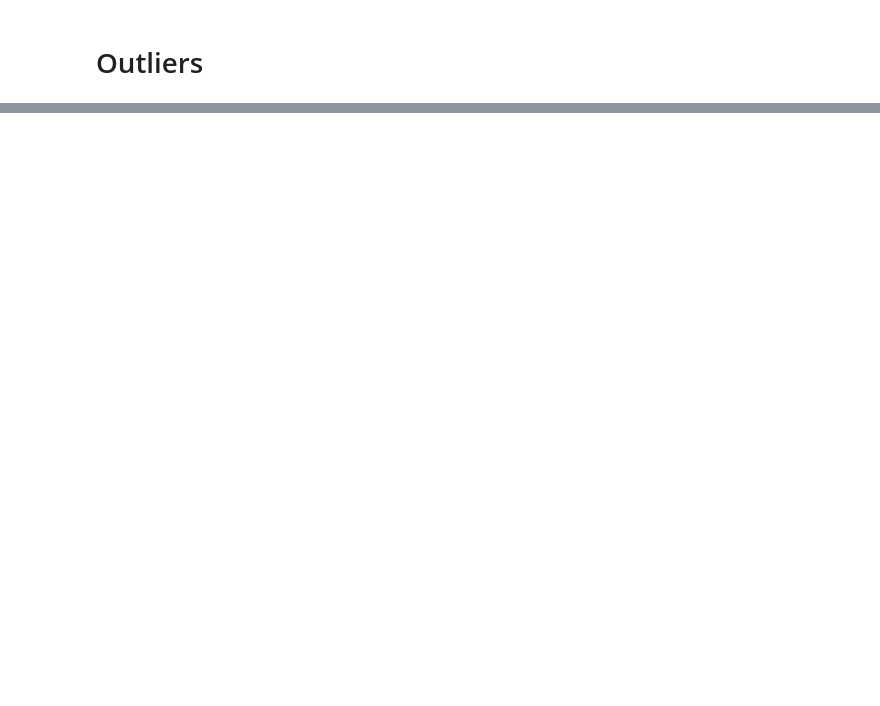
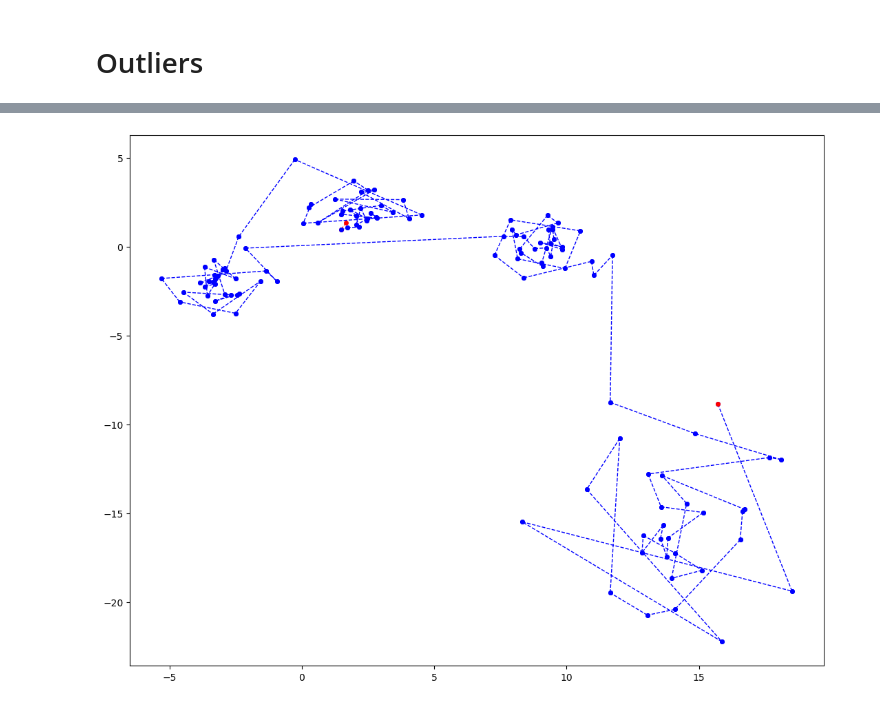
Before and after one commit to Farhadi71/OPTICS-Clustering, a Jupyter notebook: OPTICS Clustering.ipynb, the cells around one changed output, grey strips where cells are left out. Drawn from its saved outputs; the diff is of its cells as text; code cells hidden in the pictures; blank space fills up the shorter version.

```diff
--- a/OPTICS Clustering.ipynb
+++ b/OPTICS Clustering.ipynb
@@ -76,0 +77,14 @@ plt.minorticks_on()
+# %%
+plt.figure(figsize=(13, 10))
+for i in range(0, 120, 1):
+    plt.plot(
+        X[optics.ordering_[i:i+2], 0],
+        X[optics.ordering_[i:i+2], 1],
+        color='red' if ((i==0) or (i==119)) else 'blue',
+        marker='o',
+        linestyle='dashed',
+        linewidth=1,
+        markersize=4
+        )
+# %% [output]
+[figure, added]
```
Also changed, not shown: parts of 7 cells of this notebook.
